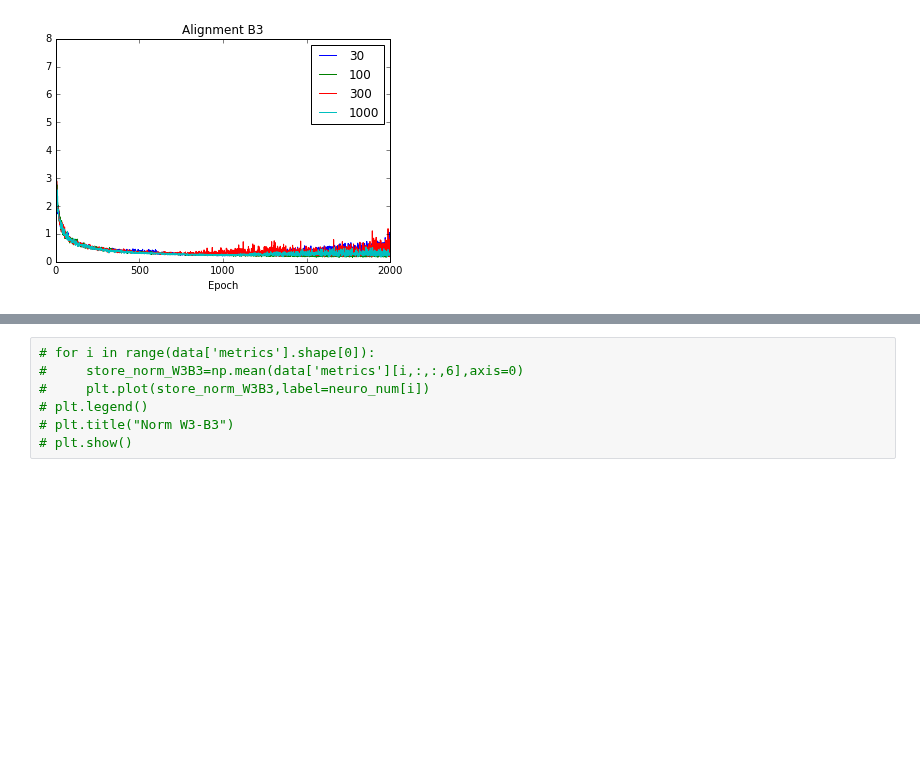
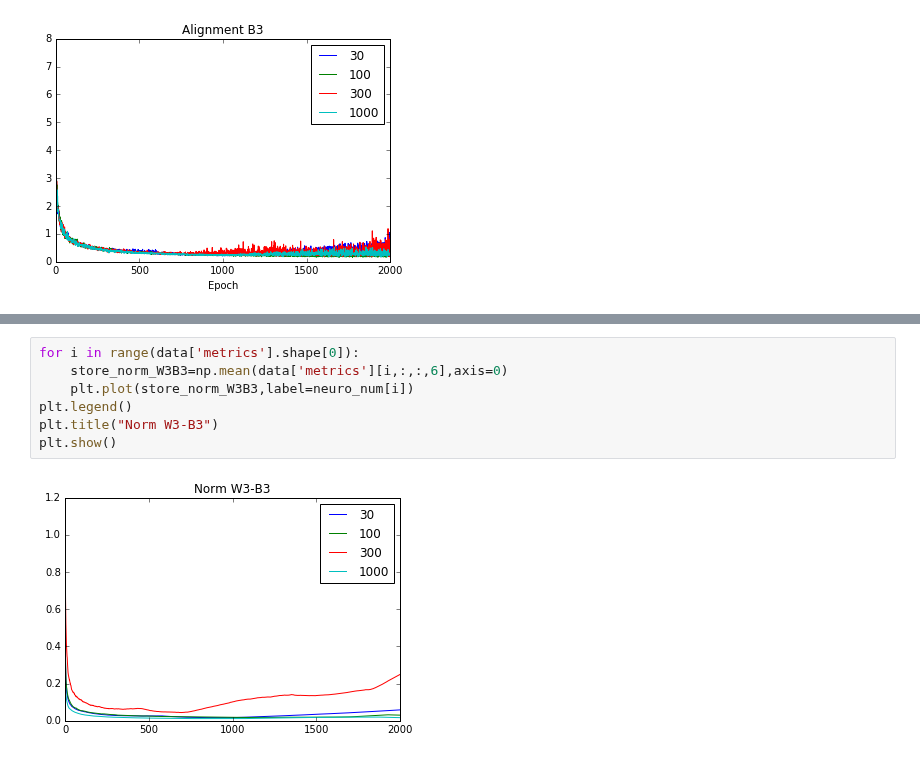
Before and after one commit to benlansdell/synthfeedback, a Jupyter notebook: Nodepery-4layer-zero-learning_rate.ipynb, the cells around one changed output, grey strips where cells are left out. Saved outputs shown, nothing was run; the diff lists cells and outputs as text; blank space fills up the shorter version.

```diff
--- a/Nodepery-4layer-zero-learning_rate.ipynb
+++ b/Nodepery-4layer-zero-learning_rate.ipynb
@@ -85,8 +85,10 @@ plt.show()
 # %%
-# for i in range(data['metrics'].shape[0]):
-#     store_norm_W3B3=np.mean(data['metrics'][i,:,:,6],axis=0)
-#     plt.plot(store_norm_W3B3,label=neuro_num[i])
-# plt.legend()
-# plt.title("Norm W3-B3")
-# plt.show()
+for i in range(data['metrics'].shape[0]):
+    store_norm_W3B3=np.mean(data['metrics'][i,:,:,6],axis=0)
+    plt.plot(store_norm_W3B3,label=neuro_num[i])
+plt.legend()
+plt.title("Norm W3-B3")
+plt.show()
+# %% [output]
+[figure, added]
 # %%
```
Also changed, not shown: parts of 2 cells of this notebook, 2 other files.
